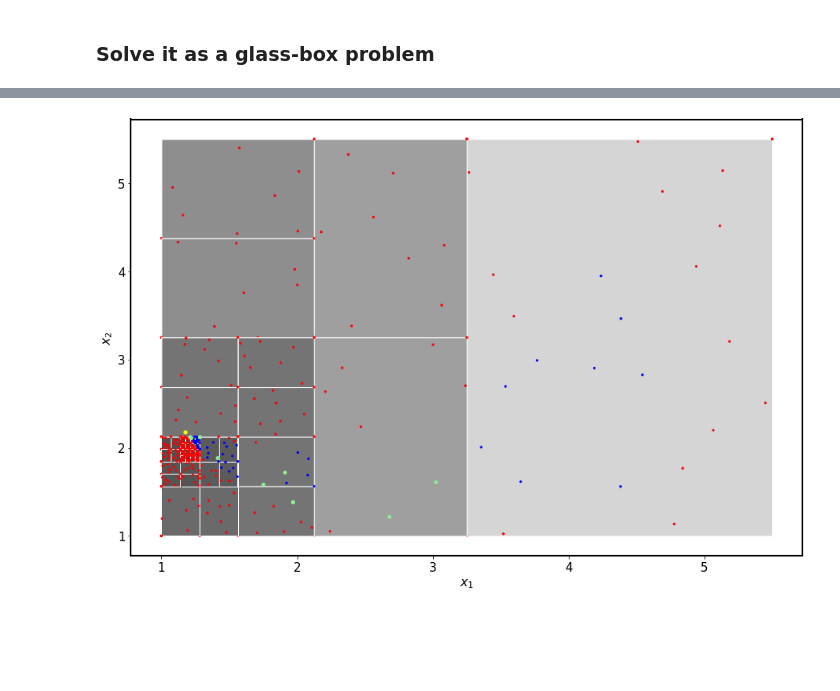
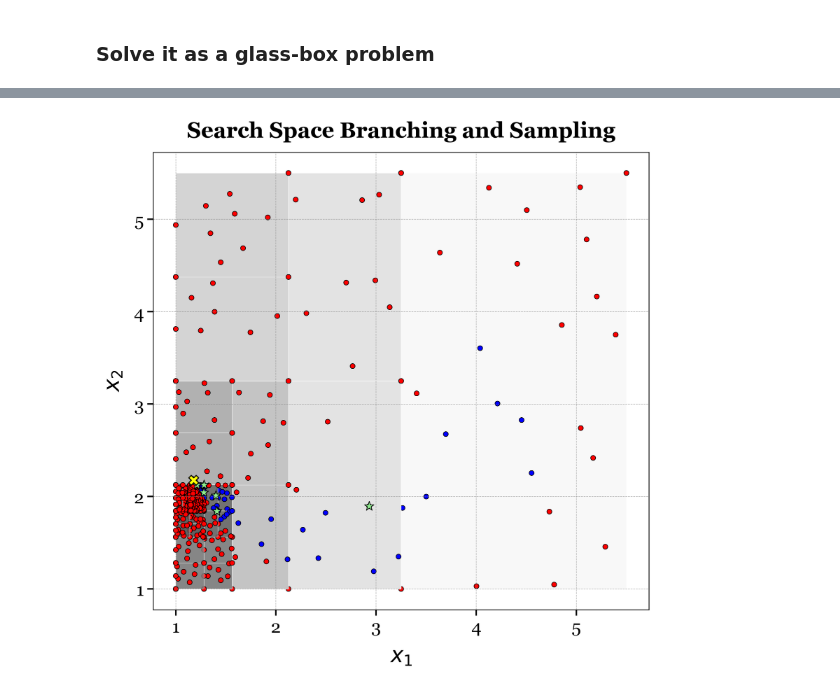
Before and after one commit to DDPSE/PyDDSBB, a Jupyter notebook: Examples/DDSBB Algorithm.ipynb, the cells around one changed output, grey strips where cells are left out. Cells and saved outputs as stored; diff of their text form; code cells hidden in the pictures; blank space fills up the shorter version.

Commit message:
Additional examples to show new changes in the algorithm

```diff
--- a/Examples/DDSBB Algorithm.ipynb
+++ b/Examples/DDSBB Algorithm.ipynb
@@ -89,4 +146,4 @@ Here are the options for the DDSBB solver:
 bcp_solver = PyDDSBB.DDSBB(23, underestimator_option = 'Quadratic',split_method = 'equal_bisection', \
                            variable_selection = 'longest_side', multifidelity = False, \
                            stop_option = {'absolute_tolerance': 0.05, 'relative_tolerance': 0.01, \
-                                          'minimum_bound': 0.05, 'sampling_limit': 500, 'time_limit': 5000})
+                                          'minimum_bound': 0.05, 'sampling_limit': 300, 'time_limit': 5000})
@@ -170,7 +291,7 @@ model_blk.add_variable(1., 5.5)
 # %% [markdown]
 ### Step 2: Specify Solver
 # %%
-blk_solver = PyDDSBB.DDSBB(23, split_method = 'equal_bisection',
+blk_solver = PyDDSBB.DDSBB(23, underestimator_option = 'Quadratic', split_method = 'equal_bisection',
                            variable_selection = 'longest_side', multifidelity = False, \
                            stop_option = {'absolute_tolerance': 0.05, 'relative_tolerance': 0.01, \
                                           'minimum_bound': 0.05, 'sampling_limit': 500, 'time_limit': 5000})
@@ -290,5 +428,9 @@ xopt : [[1.20826904 2.15041346]]
 # %%
 import matplotlib.pyplot as plt
+plt.rcParams["font.family"] = "georgia"
+
+import warnings
+warnings.filterwarnings("ignore")
 # %%
 ## Access Tree
 bcp_solver.Tree[0][0].print_node()
@@ -301,13 +443 @@ Local gap: 48.84335953526567
 Node active
-# %%
-## Lowerbound and upperbound
-plt.rc('axes', linewidth=2)
-fig = plt.figure(figsize=(15,8))
-ax = fig.add_subplot(1, 1, 1 )
-ax.scatter(range(len(blk_solver._lowerbound_hist)), blk_solver._lowerbound_hist)
-ax.scatter(range(len(blk_solver._upperbound_hist)), blk_solver._upperbound_hist)
-ax.set_xlabel('level', fontsize = 16)
-ax.set_ylabel('f(x)', fontsize = 16)
-ax.legend(['lowebound','upperbound'], fontsize = 14)
-ax.xaxis.set_tick_params(labelsize=15)
-ax.yaxis.set_tick_params(labelsize=15)
@@ -316,24 +610,49 @@ ax.yaxis.set_tick_params(labelsize=15)
 # %%
 ## Visualize the branch-and-bound process
-plt.rc('axes', linewidth=2)
-fig = plt.figure(figsize=(15,10))
-ax2 = fig.add_subplot(1, 1, 1 )
+fig = plt.figure(figsize=(8, 8), dpi=300)
+ax2 = fig.add_subplot(1, 1, 1)
+
 for level in blk_solver.Tree.keys():
     for node in blk_solver.Tree[level].values():
-        shade1=np.arange(node.bounds[0,0], node.bounds[1,0],0.001)
-        ax2.fill_between(shade1,node.bounds[1,1],node.bounds[0,1],facecolor=(str(1-level/(level+5))),edgecolors='w')
-        color = list(map(lambda x : 'red' if x == 0 else 'blue', node.label))
-        ax2.scatter(node.x[:, 0 ], node.x[:, 1], s = 5, c = color)
+        shade1 = np.arange(node.bounds[0, 0], node.bounds[1, 0], 0.001)
+        ax2.fill_between(
+            shade1,
+            node.bounds[1, 1],
+            node.bounds[0, 1],
+            facecolor=plt.cm.Greys(level / len(blk_solver.Tree.keys())),
+            edgecolor='white',
+            linewidth=0.4,
+            alpha=0.8
+        )
+
+        color = ['red' if lbl == 0 else 'blue' for lbl in node.label]
+        ax2.scatter(
+            node.x[:, 0],
+            node.x[:, 1],
+            c=color,
+            s=100,
+            marker='.',
+            edgecolors='black',
+            linewidths=0.6
+        )
+
 for xopt in blk_solver._xopt_hist:
     try:
-        ax2.scatter(xopt[0], xopt[1], s = 15, c = 'lightgreen')
+        ax2.scatter(xopt[0], xopt[1], c='lightgreen', s=100, marker='*', edgecolors='black', linewidths=0.7)
     except:
-        ax2.scatter(xopt[0, 0], xopt[0, 1], s = 15, c = 'lightgreen')
-ax2.scatter(1.1771, 2.1771, s = 15, c = 'yellow')
-ax2.set_xlabel('$x_1$', fontsize = 16)
-ax2.set_ylabel('$x_2$', fontsize = 16)
-ax2.xaxis.set_tick_params(labelsize=15)
-ax2.yaxis.set_tick_params(labelsize=15)
+        ax2.scatter(xopt[0, 0], xopt[0, 1], c='lightgreen', s=100, marker='*', edgecolors='black', linewidths=0.7)
+
+# Mark true global optimum
+ax2.scatter(1.1771, 2.1771, c='yellow', s=100, marker='X', edgecolors='black', linewidths=1)
+
+ax2.set_xlabel('$x_1$', fontsize=22, fontweight='bold', labelpad=10)
+ax2.set_ylabel('$x_2$', fontsize=22, fontweight='bold', labelpad=10)
+ax2.tick_params(axis='both', labelsize=18, width=1.5, length=6)
+ax2.grid(color='gray', linestyle='--', linewidth=0.5, alpha=0.6)
+ax2.set_title('Search Space Branching and Sampling', fontsize=22, fontweight='bold', pad=15)
+
+plt.tight_layout()
+plt.show()
 # %% [output]
-[figure, old version]
+[figure, new version]
 # %%
```
Also changed, not shown: parts of 31 cells of this notebook.
